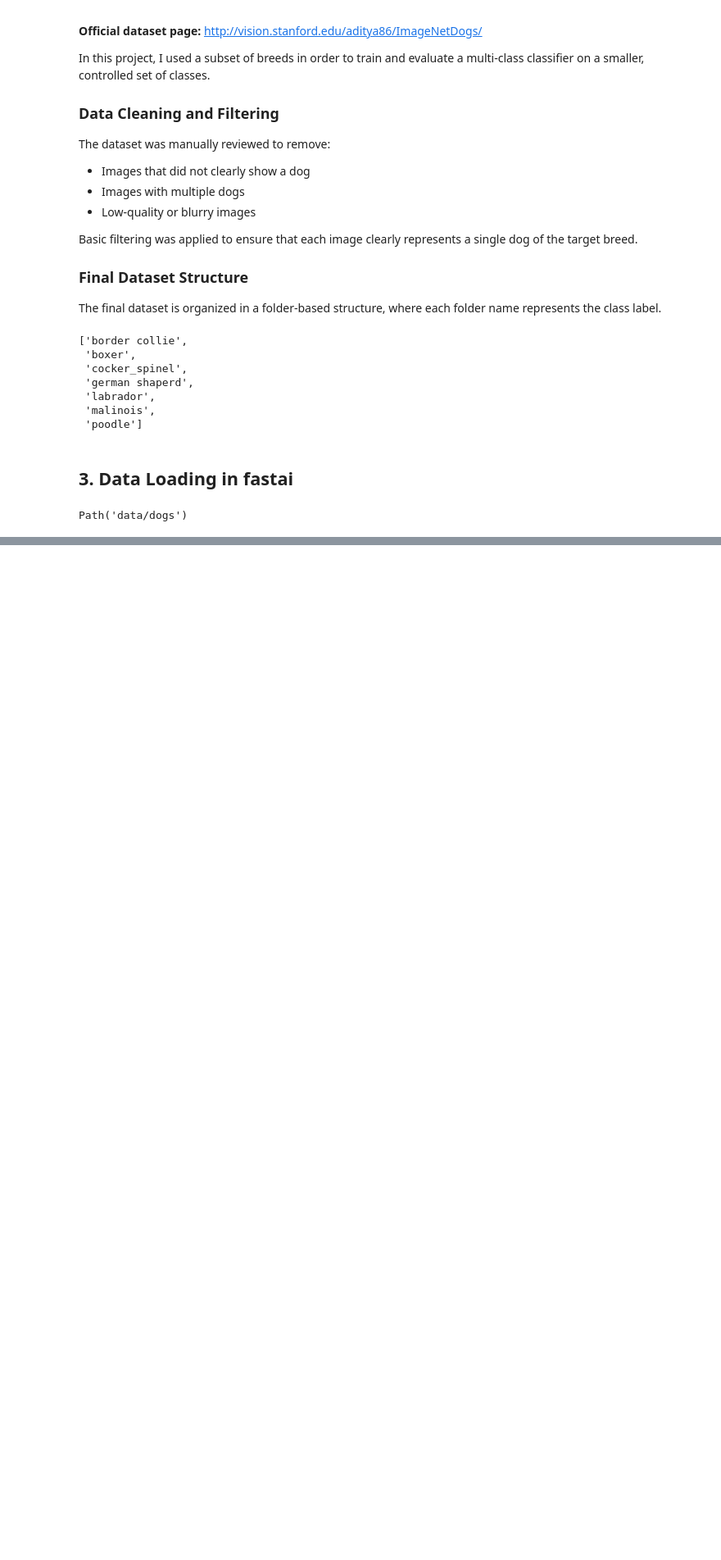
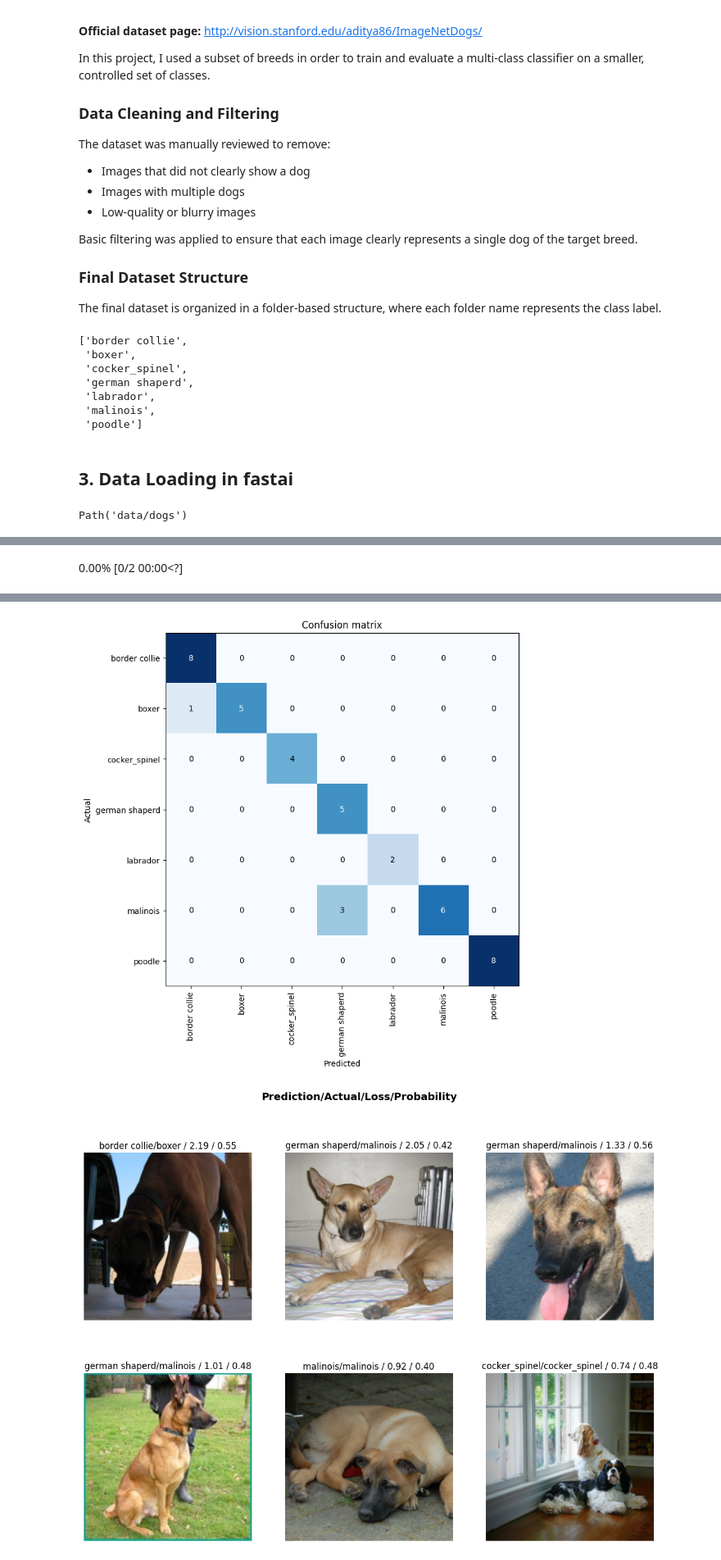
Before and after one commit to liorbaror/classification, a Jupyter notebook: project.ipynb, the cells around one changed output, grey strips where cells are left out. Shown at 82% size. Cells and saved outputs as stored; diff of their text form; code cells hidden in the pictures; blank space fills up the shorter version.

```diff
--- a/project.ipynb
+++ b/project.ipynb
@@ -96,0 +118,13 @@ dls.show_batch(max_n=9, figsize=(8,8))
+# %%
+learn.validate()
+
+interp = ClassificationInterpretation.from_learner(learn)
+interp.plot_confusion_matrix(figsize=(8,8))
+
+
+interp.plot_top_losses(6, figsize=(14,10))
+
+
+interp.plot_top_losses(6, largest=True, figsize=(14,10))
+# %% [output]
+0.00% [0/2 00:00<?]
@@ -96,0 +135,2 @@ dls.show_batch(max_n=9, figsize=(8,8))
+[figure, added]
+[figure, added]
```
Also changed, not shown: parts of 6 cells of this notebook.
